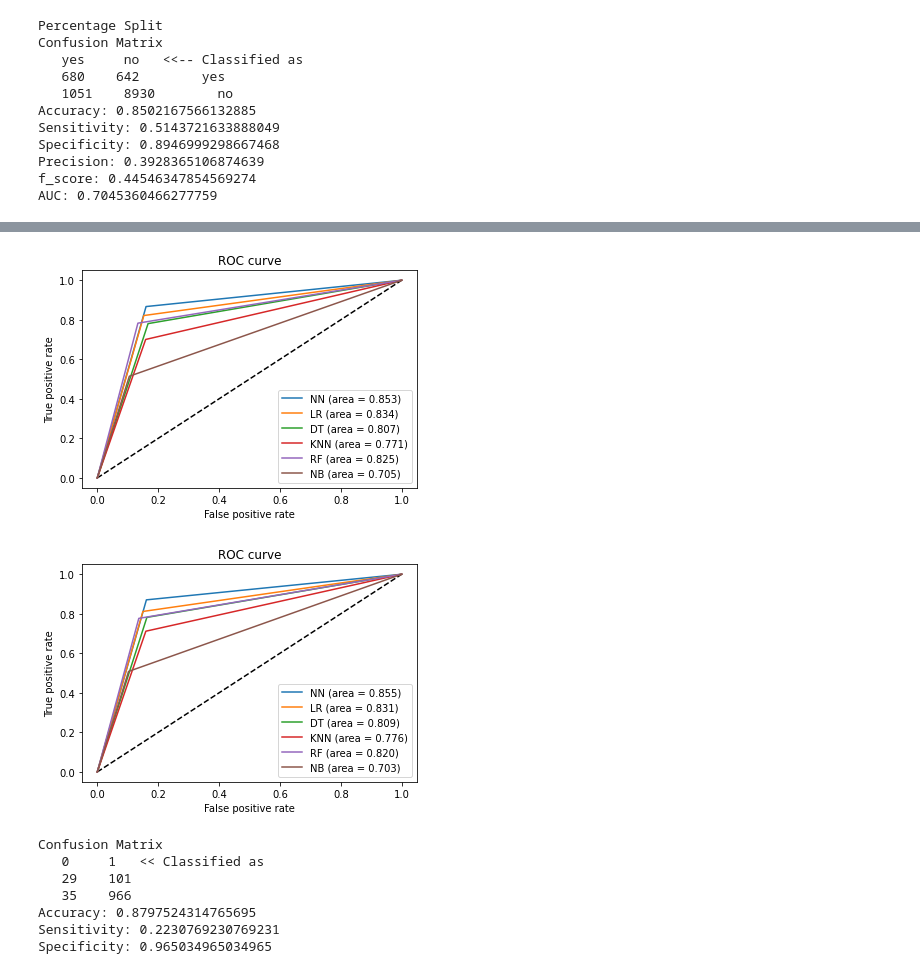
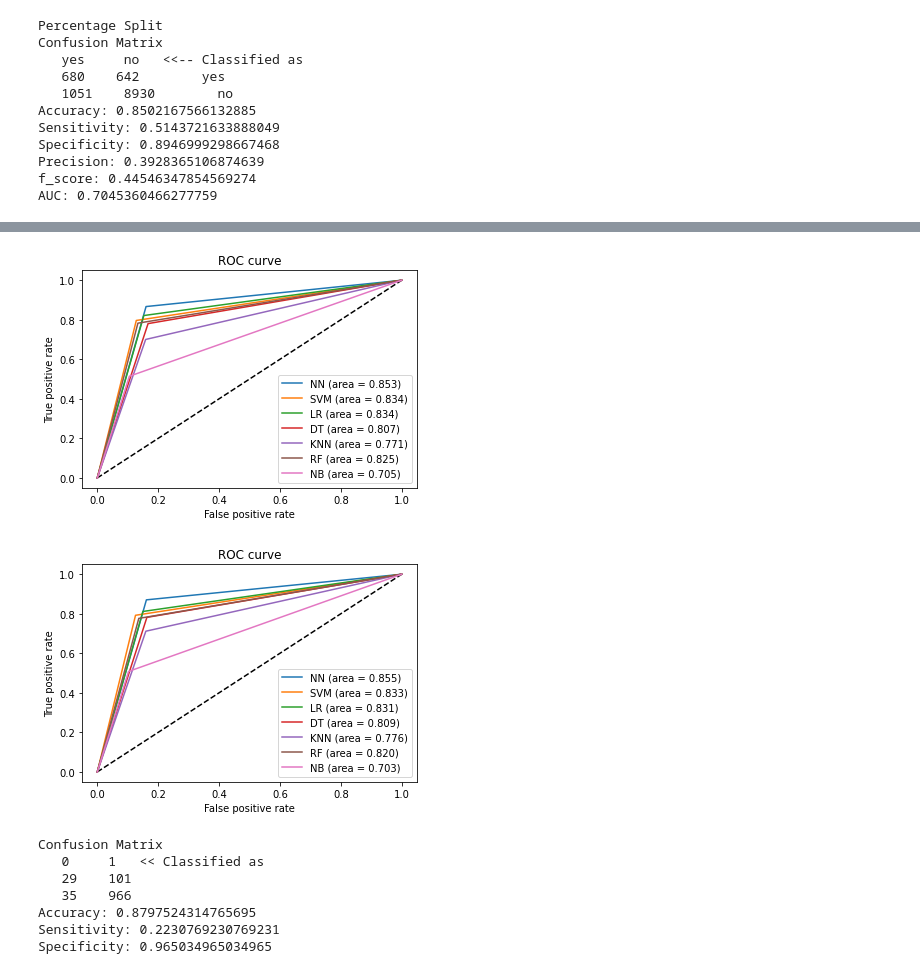
Before and after one commit to rahbarahsan/Bank-Marketing, a Jupyter notebook: Bank-marketting.ipynb, the cells around one changed output, grey strips where cells are left out. Saved outputs shown, nothing was run; the diff lists cells and outputs as text; code cells hidden in the pictures.

```diff
--- a/Bank-marketting.ipynb
+++ b/Bank-marketting.ipynb
@@ -1165,28 +1177,28 @@ AUC: 0.702816801768454
 # %%
 plt.figure(1)
 plt.plot([0, 1], [0, 1], 'k--')
 
 plt.plot(fpr_nn_p, tpr_nn_p, label='NN (area = {:.3f})'.format(auc_nn_p))
-#plt.plot(fpr_svm_p, tpr_svm_p, label='SVM (area = {:.3f})'.format(auc_svm_p))
+plt.plot(fpr_svm_p, tpr_svm_p, label='SVM (area = {:.3f})'.format(auc_svm_p))
 plt.plot(fpr_lr_p, tpr_lr_p, label='LR (area = {:.3f})'.format(auc_lr_p))
 plt.plot(fpr_dt_p, tpr_dt_p, label='DT (area = {:.3f})'.format(auc_dt_p))
 plt.plot(fpr_knn_p, tpr_knn_p, label='KNN (area = {:.3f})'.format(auc_knn_p))
 plt.plot(fpr_rf_p, tpr_rf_p, label='RF (area = {:.3f})'.format(auc_rf_p))
 plt.plot(fpr_bayes_p, tpr_bayes_p, label='NB (area = {:.3f})'.format(auc_bayes_p))
 
 plt.xlabel('False positive rate')
 plt.ylabel('True positive rate')
 plt.title('ROC curve')
 plt.legend(loc='best')
 plt.show()
 # %% [output]
-[figure, old version]
+[figure, new version]
 # %%
 plt.figure(1)
 plt.plot([0, 1], [0, 1], 'k--')
 
 plt.plot(fpr_nn_c, tpr_nn_c, label='NN (area = {:.3f})'.format(auc_nn_c))
-#plt.plot(fpr_svm_c, tpr_svm_c, label='SVM (area = {:.3f})'.format(auc_svm_c))
+plt.plot(fpr_svm_c, tpr_svm_c, label='SVM (area = {:.3f})'.format(auc_svm_c))
 plt.plot(fpr_lr_c, tpr_lr_c, label='LR (area = {:.3f})'.format(auc_lr_c))
 plt.plot(fpr_dt_c, tpr_dt_c, label='DT (area = {:.3f})'.format(auc_dt_c))
 plt.plot(fpr_knn_c, tpr_knn_c, label='KNN (area = {:.3f})'.format(auc_knn_c))
@@ -1199,7 +1211,7 @@ plt.title('ROC curve')
 plt.legend(loc='best')
 plt.show()
 # %% [output]
-[figure, old version]
+[figure, new version]
 # %%
 # clf = svm.SVC(kernel="linear")
 # clf.fit(x_train, y_train)
```
Also changed, not shown: parts of 2 cells of this notebook.
